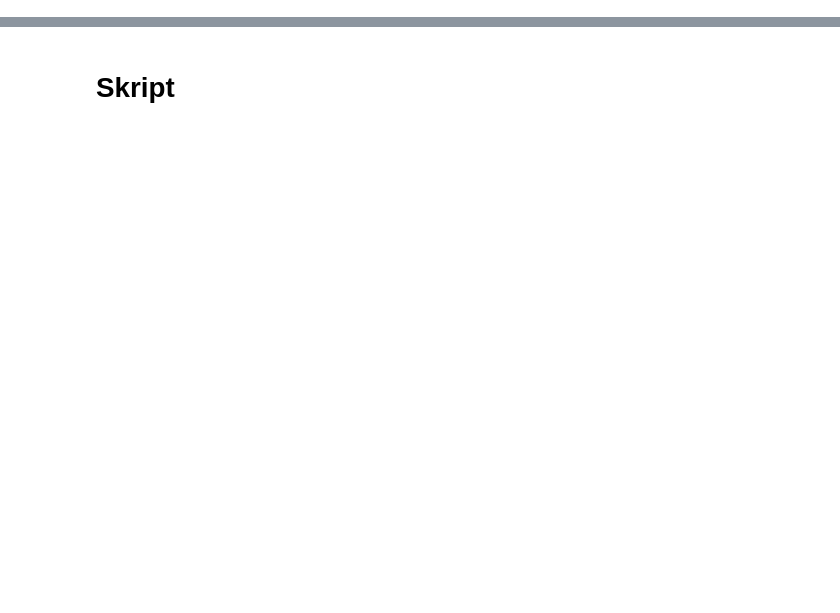
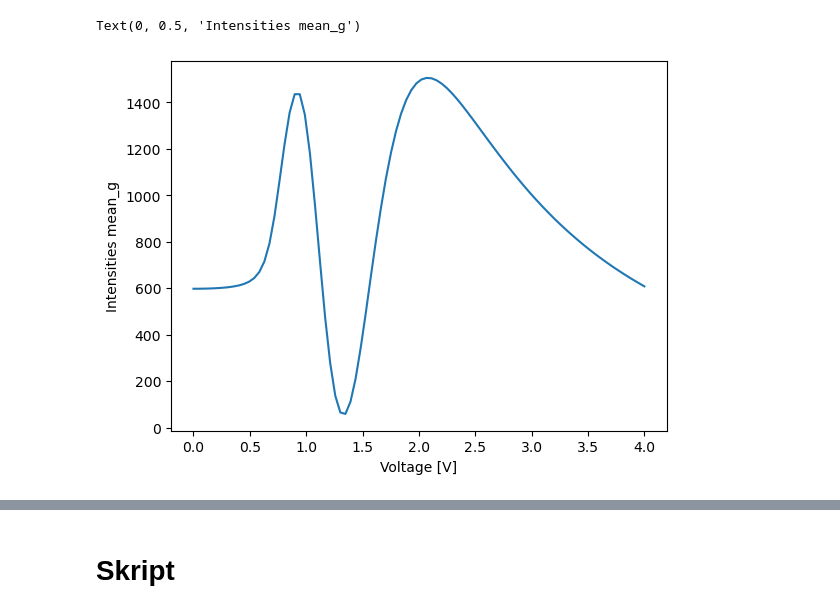
Before and after one commit to TimLockstedt/Masterarbeit, a Jupyter notebook: MuellerSkript.ipynb, the cells around one changed output, grey strips where cells are left out. Drawn from its saved outputs; the diff is of its cells as text; code cells hidden in the pictures; blank space fills up the shorter version.

```diff
--- a/MuellerSkript.ipynb
+++ b/MuellerSkript.ipynb
@@ -0,0 +3,20 @@
+# %%
+import os
+import numpy as np
+import matplotlib.pyplot as plt
+fileRoots = []
+for root, dirs, files in os.walk("data/LCR/"):
+    for file in files:
+        if file.endswith(".csv"):
+            fileRoots.append(os.path.join(root, file))
+            print(f"Found file: {file}")
+
+measurements = []
+names = []
+for file in fileRoots:
+    temp = np.loadtxt(file, delimiter=",", dtype=str)
+    measurements.append(np.array(temp[1:, :], dtype=float))
+    names.append(temp[0, :])
+
+measurements = np.array(measurements)
+names
@@ -0,0 +38,7 @@
+# %%
+plt.plot(measurements[0,:,2], measurements[0,:,7])
+plt.xlabel("Voltage [V]")
+plt.ylabel(f"Intensities {names[0][7]}")
+# %% [output]
+Text(0, 0.5, 'Intensities mean_g')
+[figure, added]
```
Also changed, not shown: parts of 9 cells of this notebook, 6 other files.
